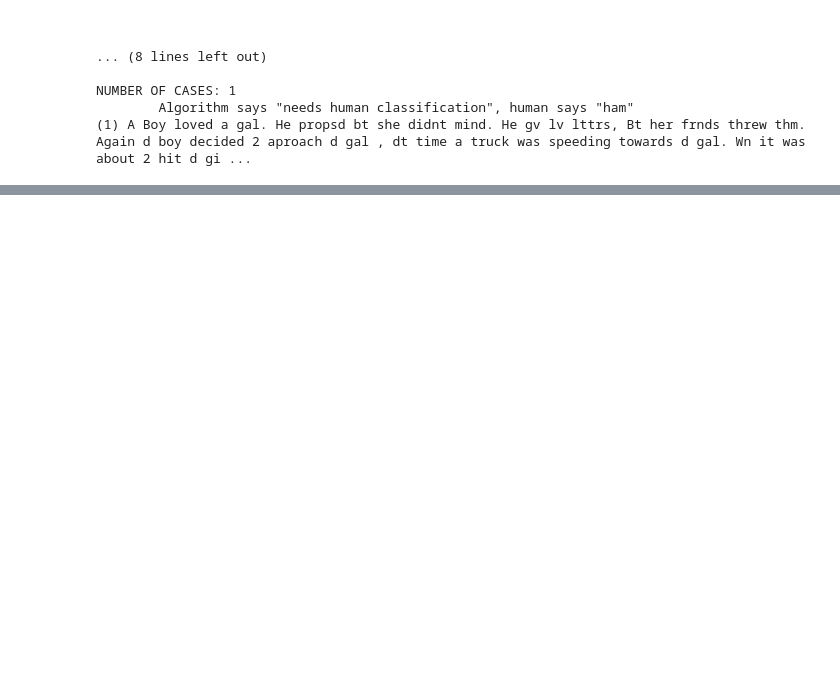
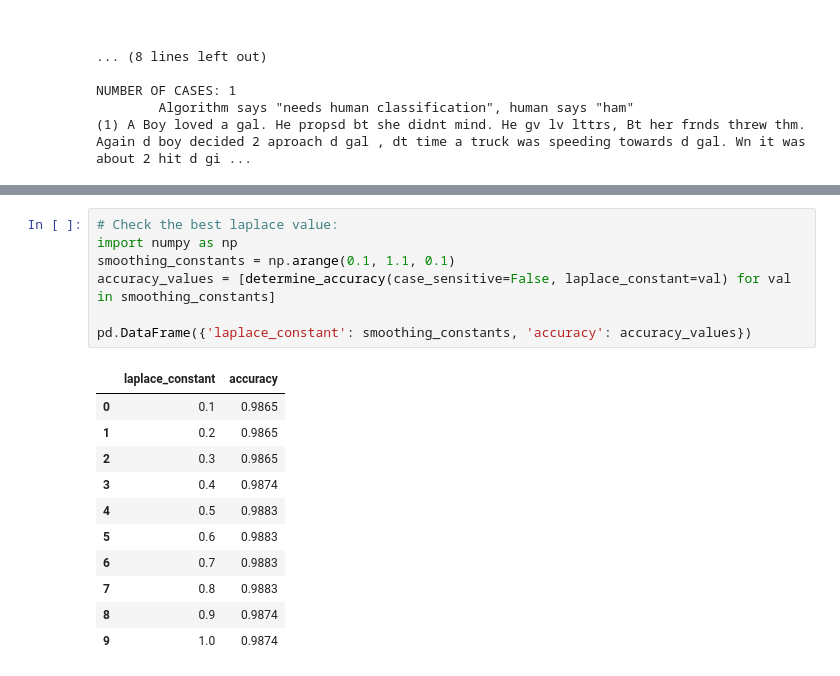
Before and after one commit to Lippins/NB_spam_filter, a Jupyter notebook: notebook.ipynb, the cells around one changed output, grey strips where cells are left out. Cells and saved outputs as stored; diff of their text form; blank space fills up the shorter version.

Commit message:
test: Check for best laplace constant

```diff
--- a/notebook.ipynb
+++ b/notebook.ipynb
@@ -607,0 +858,19 @@ As humans, we have a better understanding of the context and nuances of language
+# %%
+# Check the best laplace value:
+import numpy as np
+smoothing_constants = np.arange(0.1, 1.1, 0.1)
+accuracy_values = [determine_accuracy(case_sensitive=False, laplace_constant=val) for val in smoothing_constants]
+
+pd.DataFrame({'laplace_constant': smoothing_constants, 'accuracy': accuracy_values})
+# %% [output]
+|  | laplace_constant | accuracy |
+| 0 | 0.1 | 0.9865 |
+| 1 | 0.2 | 0.9865 |
+| 2 | 0.3 | 0.9865 |
+| 3 | 0.4 | 0.9874 |
+| 4 | 0.5 | 0.9883 |
+| 5 | 0.6 | 0.9883 |
+| 6 | 0.7 | 0.9883 |
+| 7 | 0.8 | 0.9883 |
+| 8 | 0.9 | 0.9874 |
+| 9 | 1.0 | 0.9874 |
```
Also changed, not shown: parts of 9 cells of this notebook.
